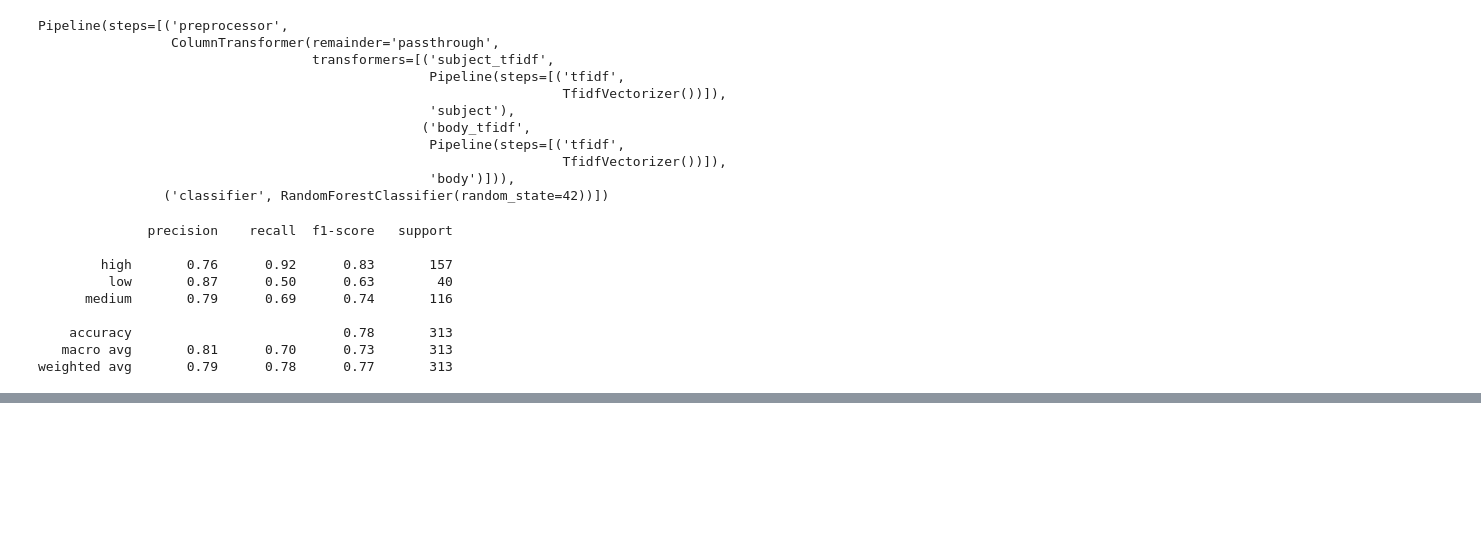
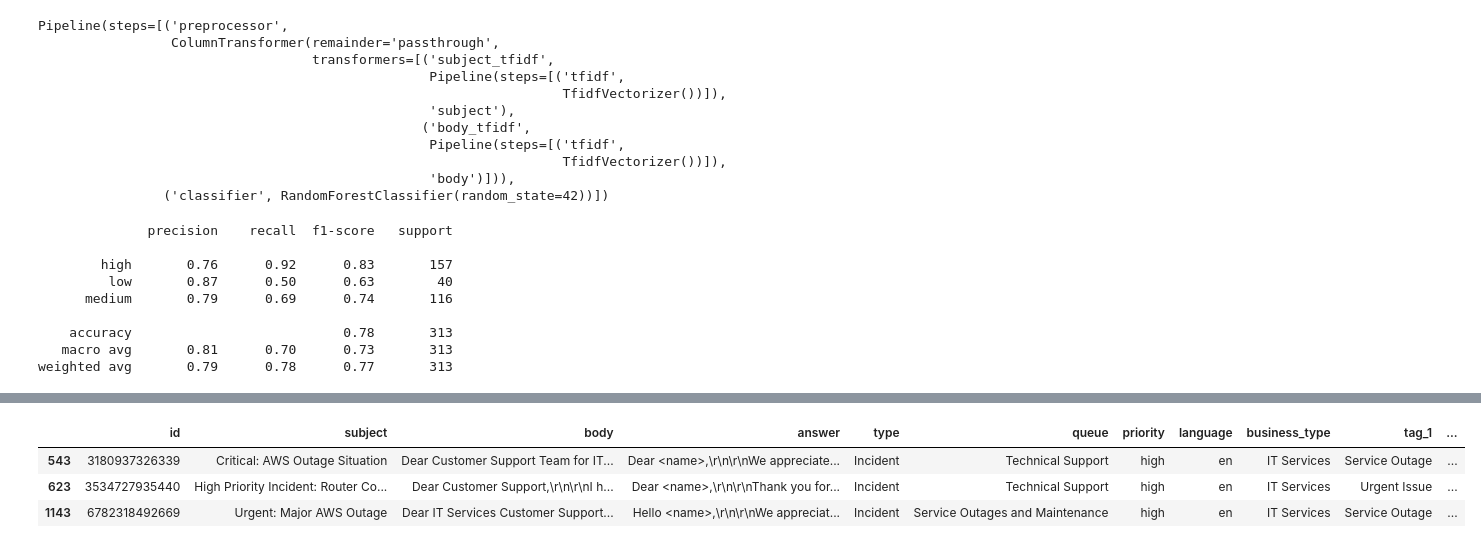
Before and after one commit to Kripa8702/Text-Classifier---Urgent-vs.-No-Urgent, a Jupyter notebook: classification_with_tfId.ipynb, the cells around one changed output, grey strips where cells are left out. Saved outputs shown, nothing was run; the diff lists cells and outputs as text; code cells hidden in the pictures; blank space fills up the shorter version.

```diff
--- a/classification_with_tfId.ipynb
+++ b/classification_with_tfId.ipynb
@@ -82,0 +148,7 @@ weighted avg       0.79      0.78      0.77       313
+# %%
+df_new.sample(3)
+# %% [output]
+|  | id | subject | body | answer | type | queue | priority | language | business_type | tag_1 | ... |
+| 543 | 3180937326339 | Critical: AWS Outage Situation | Dear Customer Support Team for IT... | Dear <name>,\r\n\r\nWe appreciate... | Incident | Technical Support | high | en | IT Services | Service Outage | ... |
+| 623 | 3534727935440 | High Priority Incident: Router Co... | Dear Customer Support,\r\n\r\nI h... | Dear <name>,\r\n\r\nThank you for... | Incident | Technical Support | high | en | IT Services | Urgent Issue | ... |
+| 1143 | 6782318492669 | Urgent: Major AWS Outage | Dear IT Services Customer Support... | Hello <name>,\r\n\r\nWe appreciat... | Incident | Service Outages and Maintenance | high | en | IT Services | Service Outage | ... |
```
Also changed, not shown: parts of 37 cells of this notebook, 4 other files.
